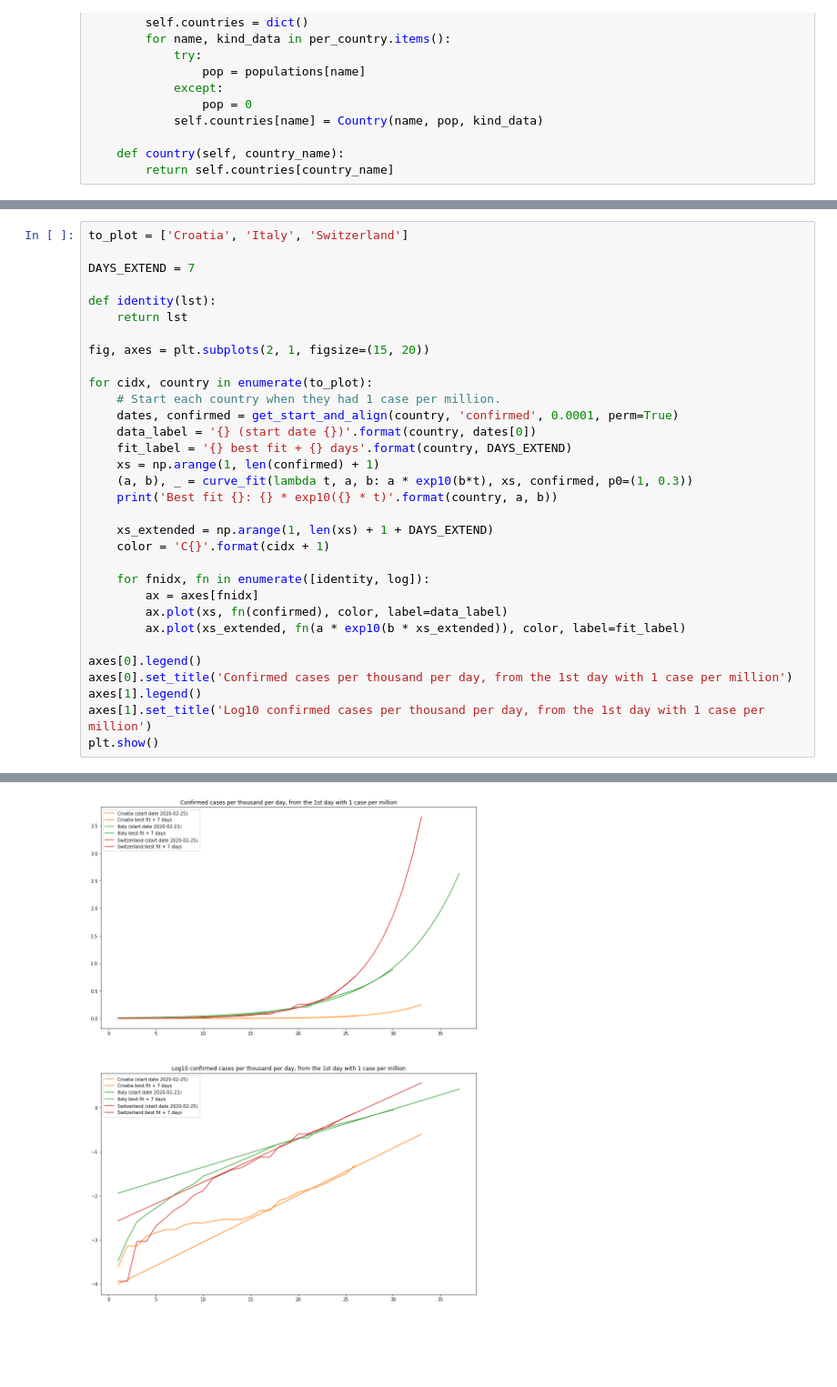
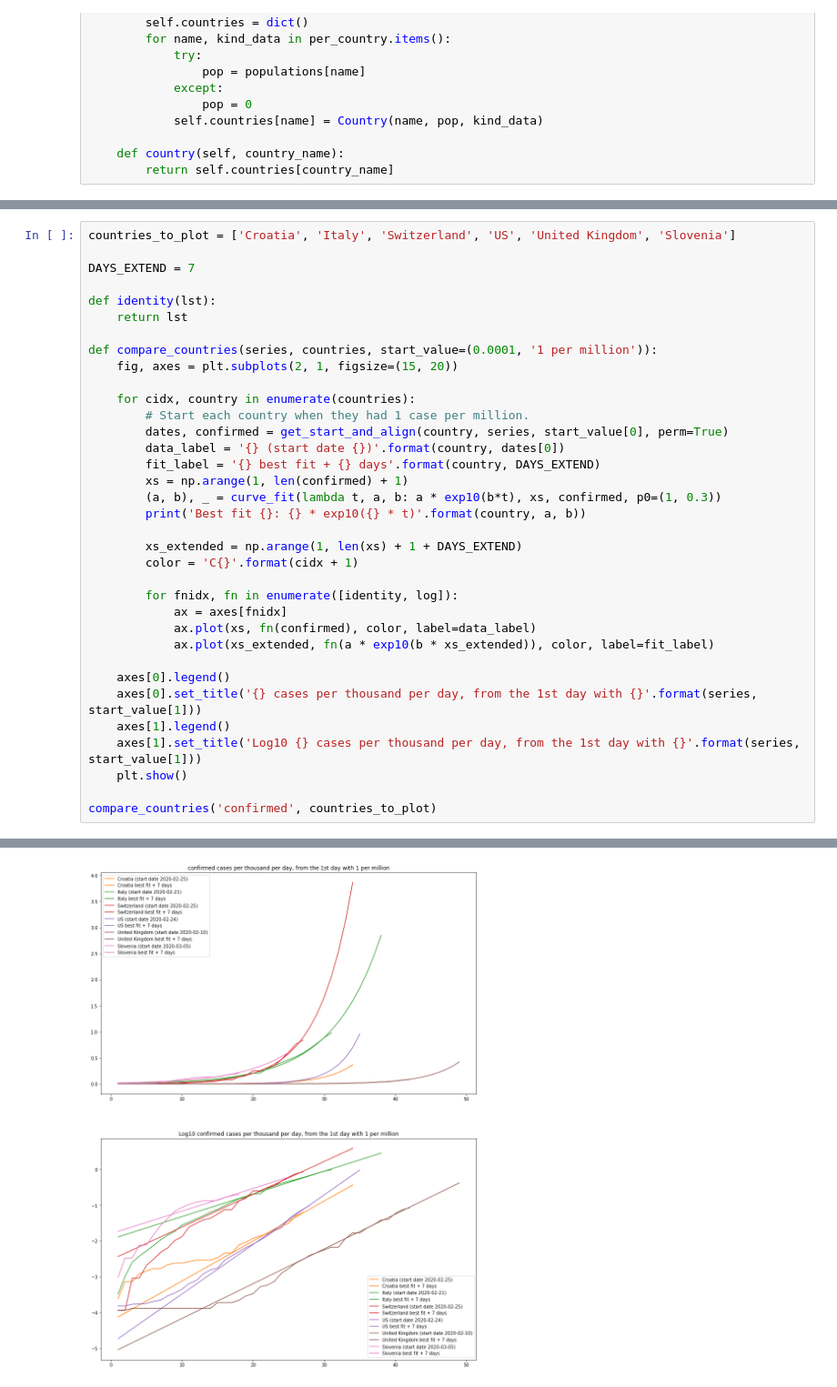
Before and after one commit to ibudiselic/covid, a Jupyter notebook: analyze.ipynb, the cells around one changed output, grey strips where cells are left out. Shown at 91% size. Saved outputs shown, nothing was run; the diff lists cells and outputs as text; blank space fills up the shorter version.

Commit message:
Update data and add a chart for death numbers across countries.

```diff
--- a/analyze.ipynb
+++ b/analyze.ipynb
@@ -171,33 +171,36 @@ Best fit: 0.8394406082169348 * exp10(0.10663343725293851 * t)
 # %%
-to_plot = ['Croatia', 'Italy', 'Switzerland']
+countries_to_plot = ['Croatia', 'Italy', 'Switzerland', 'US', 'United Kingdom', 'Slovenia']
 
 DAYS_EXTEND = 7
 
 def identity(lst):
     return lst
 
-fig, axes = plt.subplots(2, 1, figsize=(15, 20))
+def compare_countries(series, countries, start_value=(0.0001, '1 per million')):
+    fig, axes = plt.subplots(2, 1, figsize=(15, 20))
 
-for cidx, country in enumerate(to_plot):
-    # Start each country when they had 1 case per million.
-    dates, confirmed = get_start_and_align(country, 'confirmed', 0.0001, perm=True)
-    data_label = '{} (start date {})'.format(country, dates[0])
-    fit_label = '{} best fit + {} days'.format(country, DAYS_EXTEND)
-    xs = np.arange(1, len(confirmed) + 1)
-    (a, b), _ = curve_fit(lambda t, a, b: a * exp10(b*t), xs, confirmed, p0=(1, 0.3))
-    print('Best fit {}: {} * exp10({} * t)'.format(country, a, b))
+    for cidx, country in enumerate(countries):
+        # Start each country when they had 1 case per million.
+        dates, confirmed = get_start_and_align(country, series, start_value[0], perm=True)
+        data_label = '{} (start date {})'.format(country, dates[0])
+        fit_label = '{} best fit + {} days'.format(country, DAYS_EXTEND)
+        xs = np.arange(1, len(confirmed) + 1)
+        (a, b), _ = curve_fit(lambda t, a, b: a * exp10(b*t), xs, confirmed, p0=(1, 0.3))
+        print('Best fit {}: {} * exp10({} * t)'.format(country, a, b))
 
-    xs_extended = np.arange(1, len(xs) + 1 + DAYS_EXTEND)
-    color = 'C{}'.format(cidx + 1)
+        xs_extended = np.arange(1, len(xs) + 1 + DAYS_EXTEND)
+        color = 'C{}'.format(cidx + 1)
 
-    for fnidx, fn in enumerate([identity, log]):
-        ax = axes[fnidx]
-        ax.plot(xs, fn(confirmed), color, label=data_label)
-        ax.plot(xs_extended, fn(a * exp10(b * xs_extended)), color, label=fit_label)
+        for fnidx, fn in enumerate([identity, log]):
+            ax = axes[fnidx]
+            ax.plot(xs, fn(confirmed), color, label=data_label)
+            ax.plot(xs_extended, fn(a * exp10(b * xs_extended)), color, label=fit_label)
 
-axes[0].legend()
-axes[0].set_title('Confirmed cases per thousand per day, from the 1st day with 1 case per million')
-axes[1].legend()
-axes[1].set_title('Log10 confirmed cases per thousand per day, from the 1st day with 1 case per million')
-plt.show()
+    axes[0].legend()
+    axes[0].set_title('{} cases per thousand per day, from the 1st day with {}'.format(series, start_value[1]))
+    axes[1].legend()
+    axes[1].set_title('Log10 {} cases per thousand per day, from the 1st day with {}'.format(series, start_value[1]))
+    plt.show()
+
+compare_countries('confirmed', countries_to_plot)
 # %% [output]
@@ -207 +213 @@ Best fit Switzerland: 0.0021672506023745625 * exp10(0.09780236494752122 * t)
-[figure, old version]
+[figure, new version]
```
Also changed, not shown: parts of 4 cells of this notebook, 3 other files.
